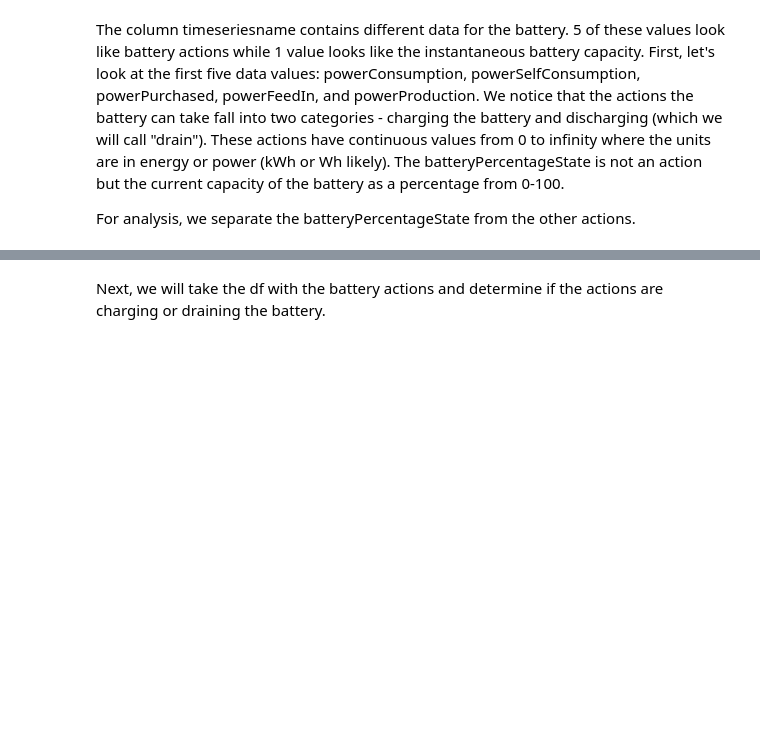
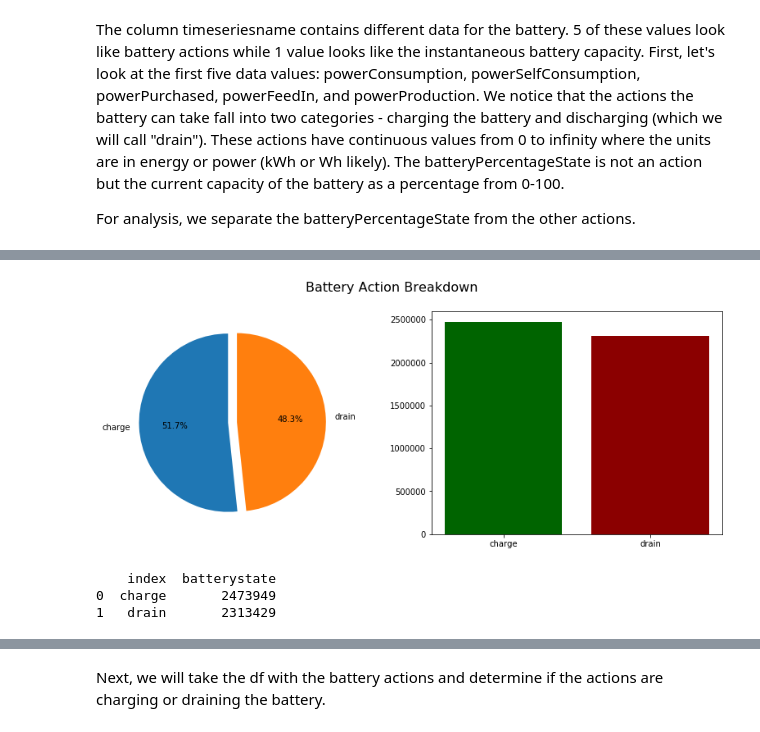
Before and after one commit to DennyLehman/battery_data_exploration, a Jupyter notebook: Battery Data Exploration.ipynb, the cells around one changed output, grey strips where cells are left out. Cells and saved outputs as stored; diff of their text form; code cells hidden in the pictures; blank space fills up the shorter version.

```diff
--- a/Battery Data Exploration.ipynb
+++ b/Battery Data Exploration.ipynb
@@ -362,0 +437,23 @@ df = df[ df['timeseriesvalue'] > 0 ]
+# %%
+#df['batterystate'].value_counts().plot.bar()
+temp = df['batterystate'].value_counts().reset_index()
+#fig, (ax1, ax2) = plt.subplots(2, figsize=(10,10))
+fig = plt.figure(figsize=(14,5))
+fig.suptitle('Battery Action Breakdown', fontsize=16)
+ax1 = fig.add_subplot(121)
+explode = (0,.1)
+ax1.pie(temp['batterystate'], labels=temp['index'], autopct='%1.1f%%',explode=explode, startangle=90)
+
+#fig, (ax1, ax2) = plt.subplots(2)
+ax2 = fig.add_subplot(122)
+#ax3 = fig.add_subplot(223)
+ax2.bar(temp['index'], temp.batterystate, color=('darkgreen','darkred'), label=temp['batterystate'])
+#ax2.set_title('Number of Battery Actions')
+#ax2.tick_params(labelrotation=45)
+plt.show()
+print(temp.head())
+# %% [output]
+[figure, added]
+    index  batterystate
+0  charge       2473949
+1   drain       2313429
```
Also changed, not shown: parts of 33 cells of this notebook.
